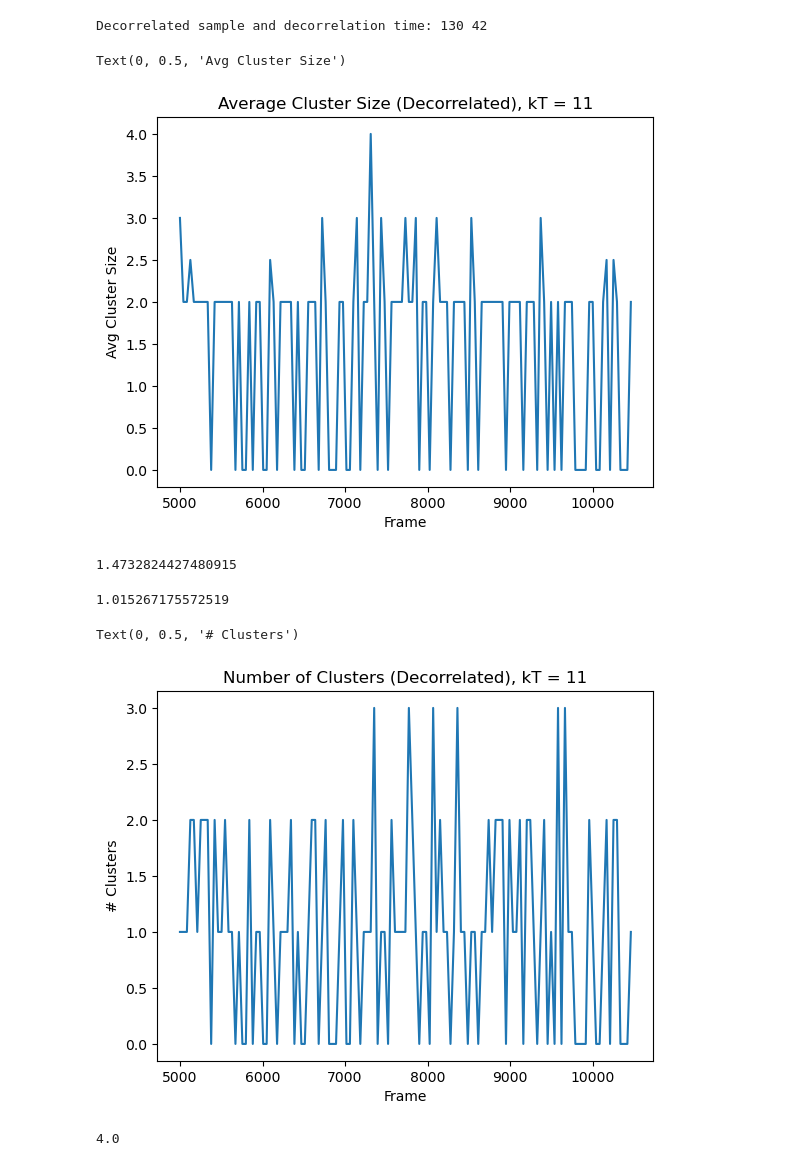
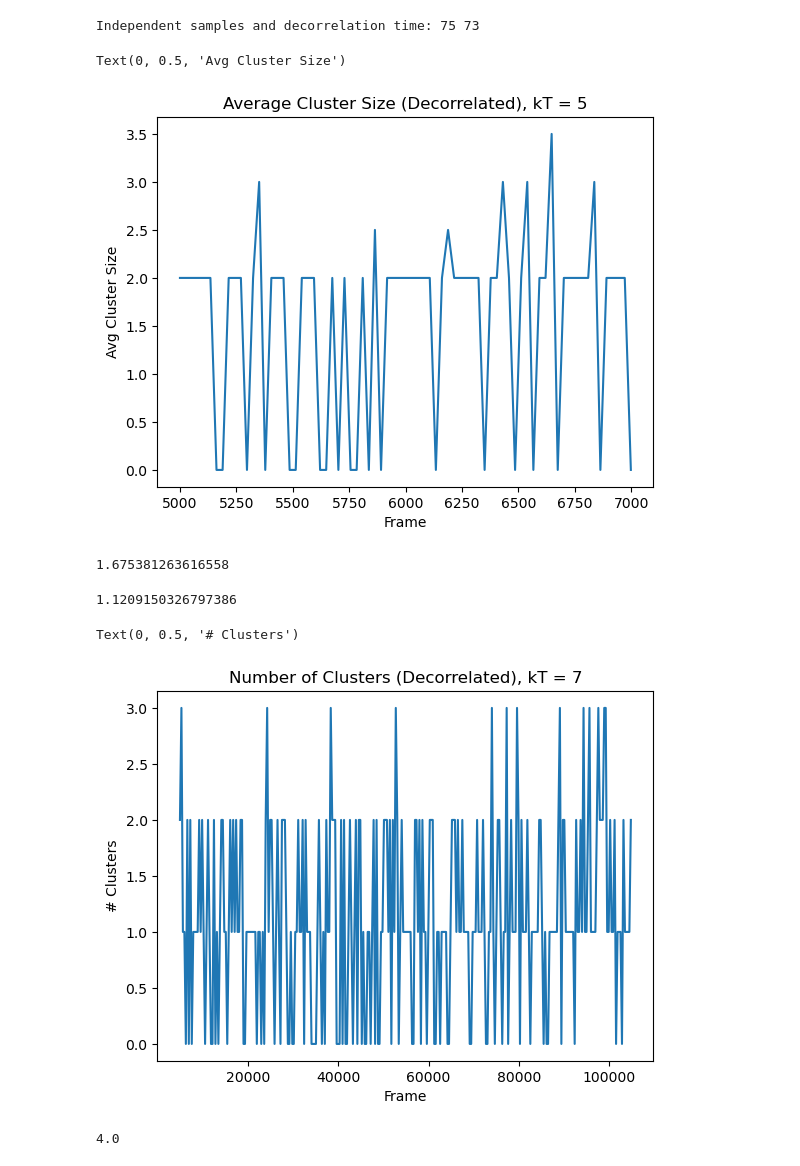
Before and after one commit to eridanirojas/mxene, a Jupyter notebook: working_examples/clustering_plots.ipynb, the cells around one changed output. Saved outputs shown, nothing was run; the diff lists cells and outputs as text; code cells hidden in the pictures.

```diff
--- a/working_examples/clustering_plots.ipynb
+++ b/working_examples/clustering_plots.ipynb
@@ -90,7 +90,7 @@ def analyze_clusters_over_time(traj, start=0, step=1000, cutoff=2.5, beads_per_f
 
     return times, n_clusters_list, avg_cluster_sizes
 # %%
-traj = gsd.hoomd.open("100_10mer10f_0.0005dt_11kT_large.gsd")
+traj = gsd.hoomd.open("300_10mer10f_0.0003dt_7kT_large.gsd")
 times, n_clusters, avg_sizes = analyze_clusters_over_time(
     traj,
     start=5000,   # post-shrink
@@ -130,37 +130,37 @@ def autocorr1D(array):
     return nsamples, dt
 n, dt = autocorr1D(avg_sizes)
 # %%
-print("Decorrelated sample and decorrelation time:", n, dt)
+print("Independent samples and decorrelation time:", n, dt)
 # %% [output]
-Decorrelated sample and decorrelation time: 130 42
+Independent samples and decorrelation time: 75 73
 # %%
 decorrelated_times = times[::dt]
 decorrelated_sizes = avg_sizes[::dt]
 decorrelated_clusters = n_clusters[::dt]
 # %%
 plt.plot(decorrelated_times, decorrelated_sizes)
-plt.title("Average Cluster Size (Decorrelated), kT = 11")
+plt.title("Average Cluster Size (Decorrelated), kT = 5")
 plt.xlabel("Frame")
 plt.ylabel("Avg Cluster Size")
 # %% [output]
 Text(0, 0.5, 'Avg Cluster Size')
-[figure, old version]
+[figure, new version]
 # %%
 np.mean(decorrelated_sizes)
 # %% [output]
-1.4732824427480915
+1.675381263616558
 # %%
 np.mean(decorrelated_clusters)
 # %% [output]
-1.015267175572519
+1.1209150326797386
 # %%
 plt.plot(decorrelated_times, decorrelated_clusters)
-plt.title("Number of Clusters (Decorrelated), kT = 11")
+plt.title("Number of Clusters (Decorrelated), kT = 7")
 plt.xlabel("Frame")
 plt.ylabel("# Clusters")
 # %% [output]
 Text(0, 0.5, '# Clusters')
-[figure, old version]
+[figure, new version]
 # %%
 print(avg_sizes[4411])
 # %% [output]
```
Also changed, not shown: parts of 1 cell of this notebook, 5 other files.
